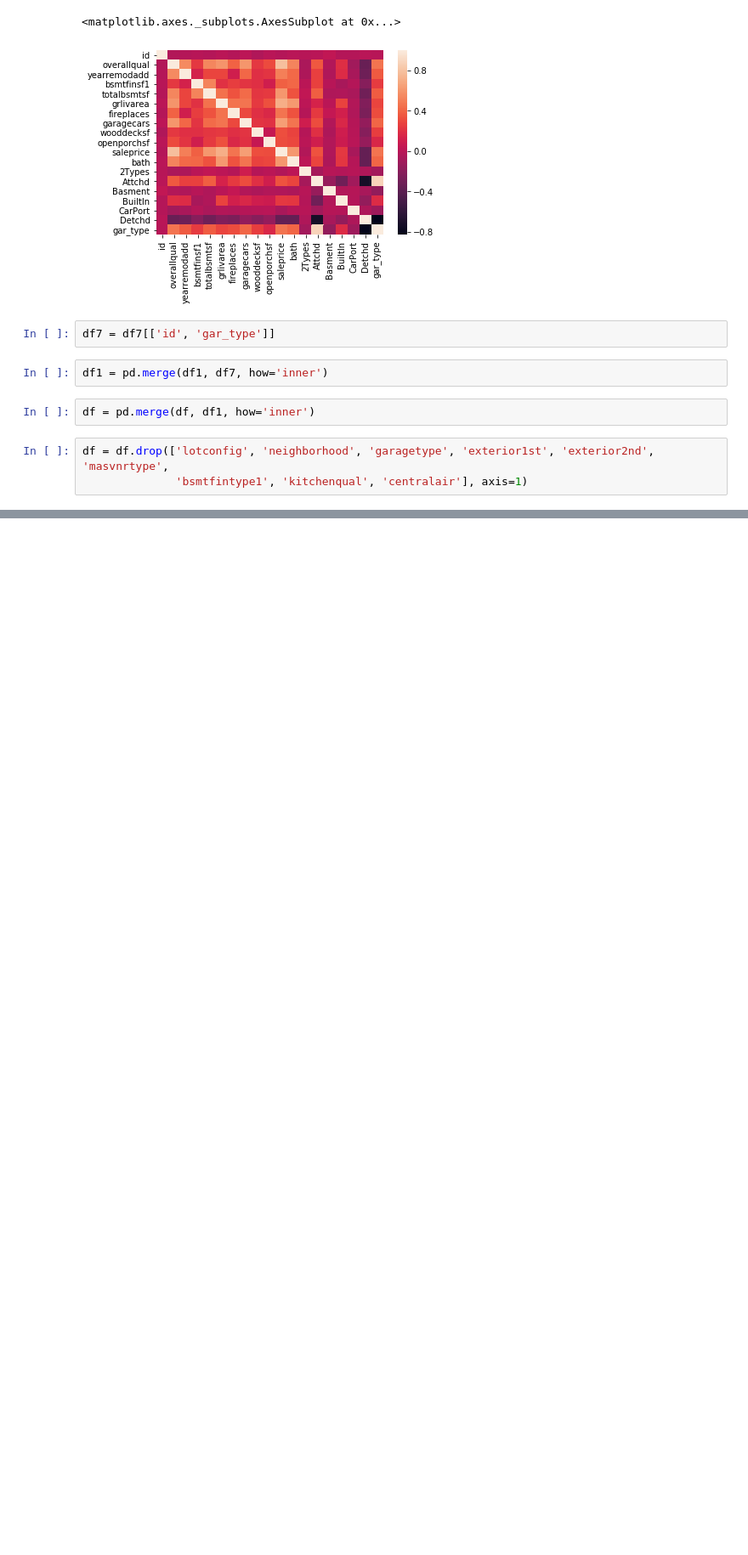
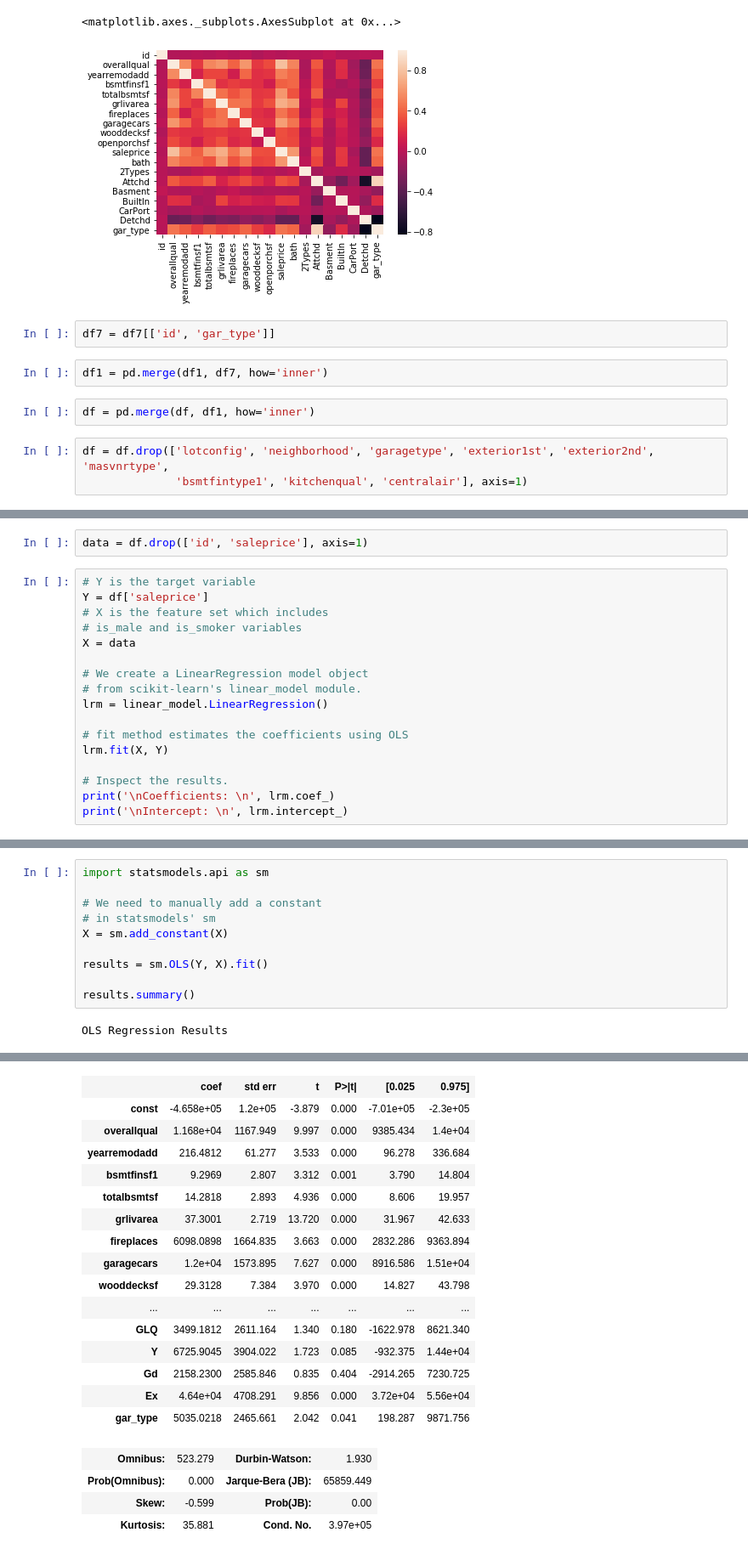
Before and after one commit to colettegabriel/data_science, a Jupyter notebook: 19.2 OLS Linear Regression.ipynb, the cells around one changed output, grey strips where cells are left out. Shown: that part at 85% size. Cells and saved outputs as stored; diff of their text form; blank space fills up the shorter version.

```diff
--- a/19.2 OLS Linear Regression.ipynb
+++ b/19.2 OLS Linear Regression.ipynb
@@ -300,0 +266,19 @@ df = df.drop(['lotconfig', 'neighborhood', 'garagetype', 'exterior1st', 'exterio
+# %%
+data = df.drop(['id', 'saleprice'], axis=1)
+# %%
+# Y is the target variable
+Y = df['saleprice']
+# X is the feature set which includes
+# is_male and is_smoker variables
+X = data
+
+# We create a LinearRegression model object
+# from scikit-learn's linear_model module.
+lrm = linear_model.LinearRegression()
+
+# fit method estimates the coefficients using OLS
+lrm.fit(X, Y)
+
+# Inspect the results.
+print('\nCoefficients: \n', lrm.coef_)
+print('\nIntercept: \n', lrm.intercept_)
@@ -300,0 +301,12 @@ df = df.drop(['lotconfig', 'neighborhood', 'garagetype', 'exterior1st', 'exterio
+# %%
+import statsmodels.api as sm
+
+# We need to manually add a constant
+# in statsmodels' sm
+X = sm.add_constant(X)
+
+results = sm.OLS(Y, X).fit()
+
+results.summary()
+# %% [output]
+OLS Regression Results
@@ -300,0 +322,20 @@ df = df.drop(['lotconfig', 'neighborhood', 'garagetype', 'exterior1st', 'exterio
+|  | coef | std err | t | P>|t| | [0.025 | 0.975] |
+| const | -4.658e+05 | 1.2e+05 | -3.879 | 0.000 | -7.01e+05 | -2.3e+05 |
+| overallqual | 1.168e+04 | 1167.949 | 9.997 | 0.000 | 9385.434 | 1.4e+04 |
+| yearremodadd | 216.4812 | 61.277 | 3.533 | 0.000 | 96.278 | 336.684 |
+| bsmtfinsf1 | 9.2969 | 2.807 | 3.312 | 0.001 | 3.790 | 14.804 |
+| totalbsmtsf | 14.2818 | 2.893 | 4.936 | 0.000 | 8.606 | 19.957 |
+| grlivarea | 37.3001 | 2.719 | 13.720 | 0.000 | 31.967 | 42.633 |
+| fireplaces | 6098.0898 | 1664.835 | 3.663 | 0.000 | 2832.286 | 9363.894 |
+| garagecars | 1.2e+04 | 1573.895 | 7.627 | 0.000 | 8916.586 | 1.51e+04 |
+| wooddecksf | 29.3128 | 7.384 | 3.970 | 0.000 | 14.827 | 43.798 |
+| ... | ... | ... | ... | ... | ... | ... |
+| GLQ | 3499.1812 | 2611.164 | 1.340 | 0.180 | -1622.978 | 8621.340 |
+| Y | 6725.9045 | 3904.022 | 1.723 | 0.085 | -932.375 | 1.44e+04 |
+| Gd | 2158.2300 | 2585.846 | 0.835 | 0.404 | -2914.265 | 7230.725 |
+| Ex | 4.64e+04 | 4708.291 | 9.856 | 0.000 | 3.72e+04 | 5.56e+04 |
+| gar_type | 5035.0218 | 2465.661 | 2.042 | 0.041 | 198.287 | 9871.756 |
+| Omnibus: | 523.279 | Durbin-Watson: | 1.930 |
+| Prob(Omnibus): | 0.000 | Jarque-Bera (JB): | 65859.449 |
+| Skew: | -0.599 | Prob(JB): | 0.00 |
+| Kurtosis: | 35.881 | Cond. No. | 3.97e+05 |
```
Also changed, not shown: parts of 6 cells of this notebook.
